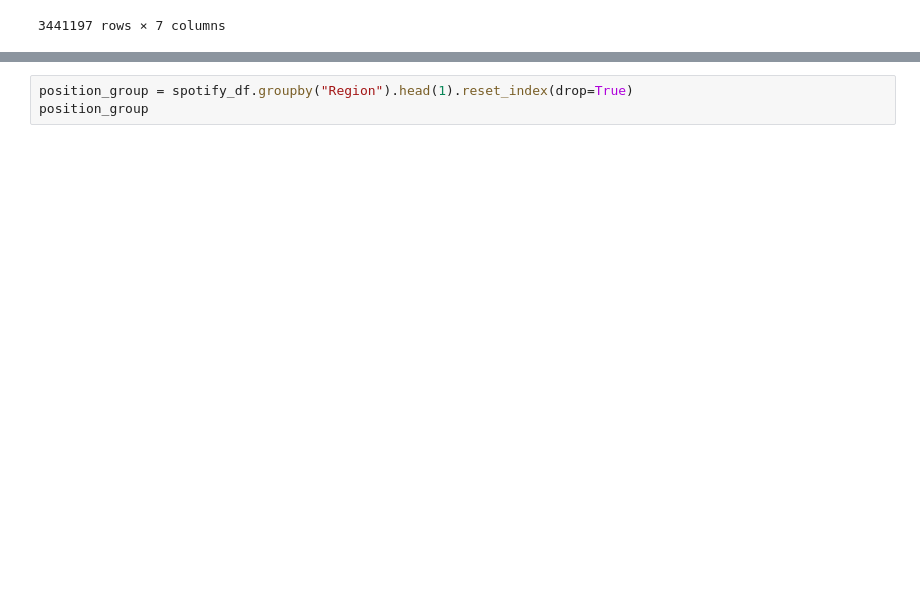
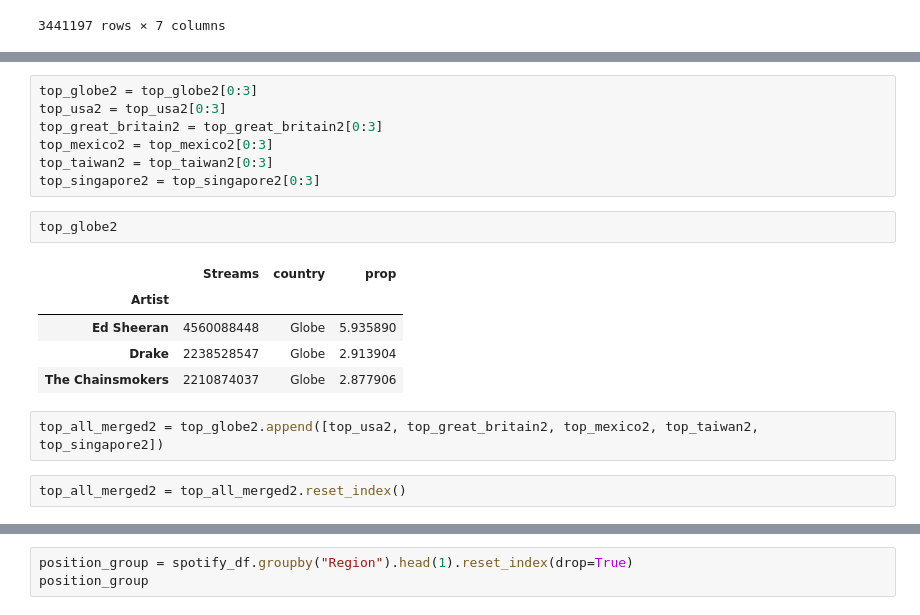
Before and after one commit to Aritra23/Spotify-Visualization, a Jupyter notebook: Spotify_Data_Analysis.ipynb, the cells around one changed output, grey strips where cells are left out. Drawn from its saved outputs; the diff is of its cells as text; blank space fills up the shorter version.

```diff
--- a/Spotify_Data_Analysis.ipynb
+++ b/Spotify_Data_Analysis.ipynb
@@ -266,0 +314,19 @@ spotify_df
+# %%
+top_globe2 = top_globe2[0:3]
+top_usa2 = top_usa2[0:3]
+top_great_britain2 = top_great_britain2[0:3]
+top_mexico2 = top_mexico2[0:3]
+top_taiwan2 = top_taiwan2[0:3]
+top_singapore2 = top_singapore2[0:3]
+# %%
+top_globe2
+# %% [output]
+|  | Streams | country | prop |
+| Artist |  |  |  |
+| Ed Sheeran | 4560088448 | Globe | 5.935890 |
+| Drake | 2238528547 | Globe | 2.913904 |
+| The Chainsmokers | 2210874037 | Globe | 2.877906 |
+# %%
+top_all_merged2 = top_globe2.append([top_usa2, top_great_britain2, top_mexico2, top_taiwan2, top_singapore2])
+# %%
+top_all_merged2 = top_all_merged2.reset_index()
```
Also changed, not shown: parts of 13 cells of this notebook, 3 other files.
